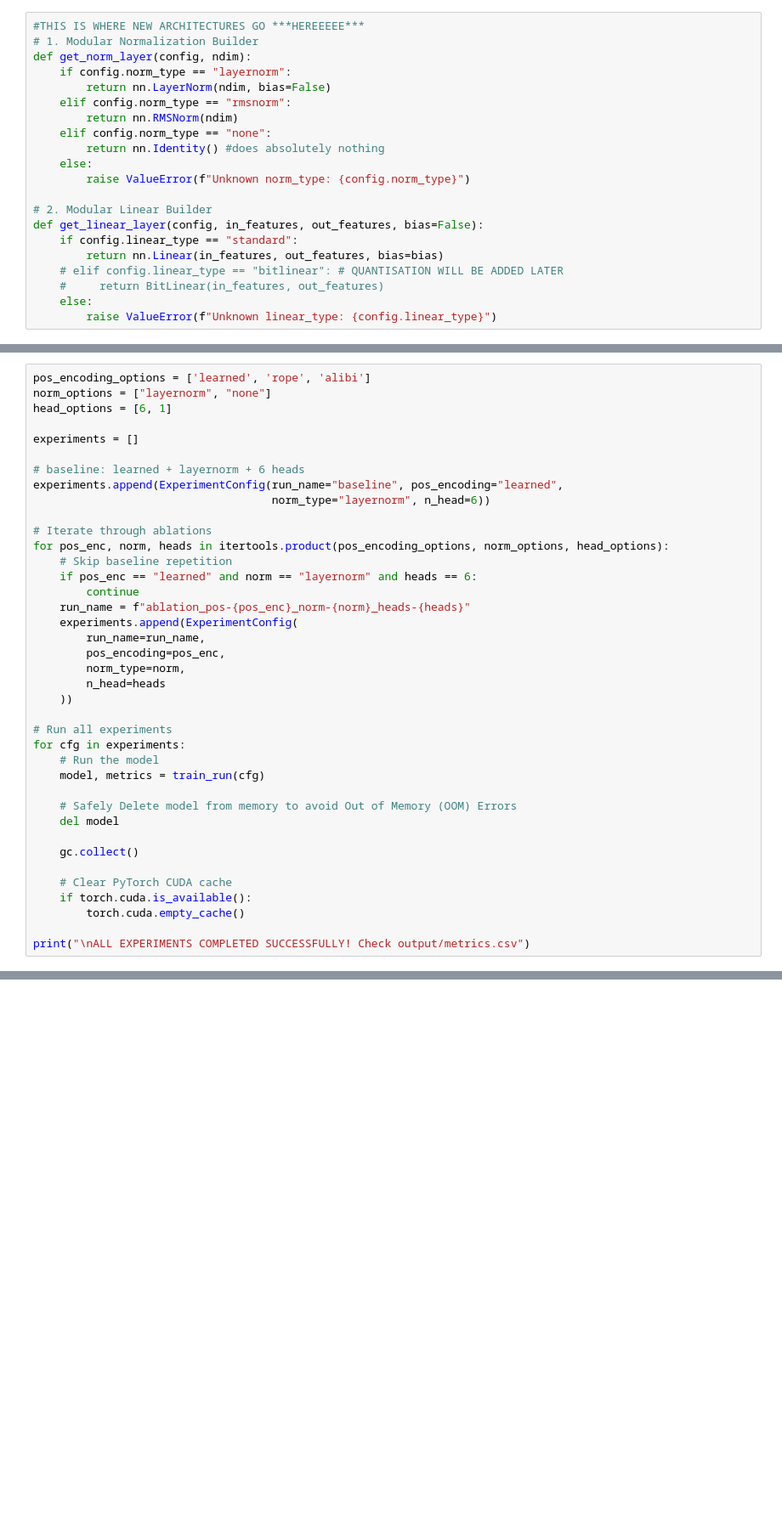
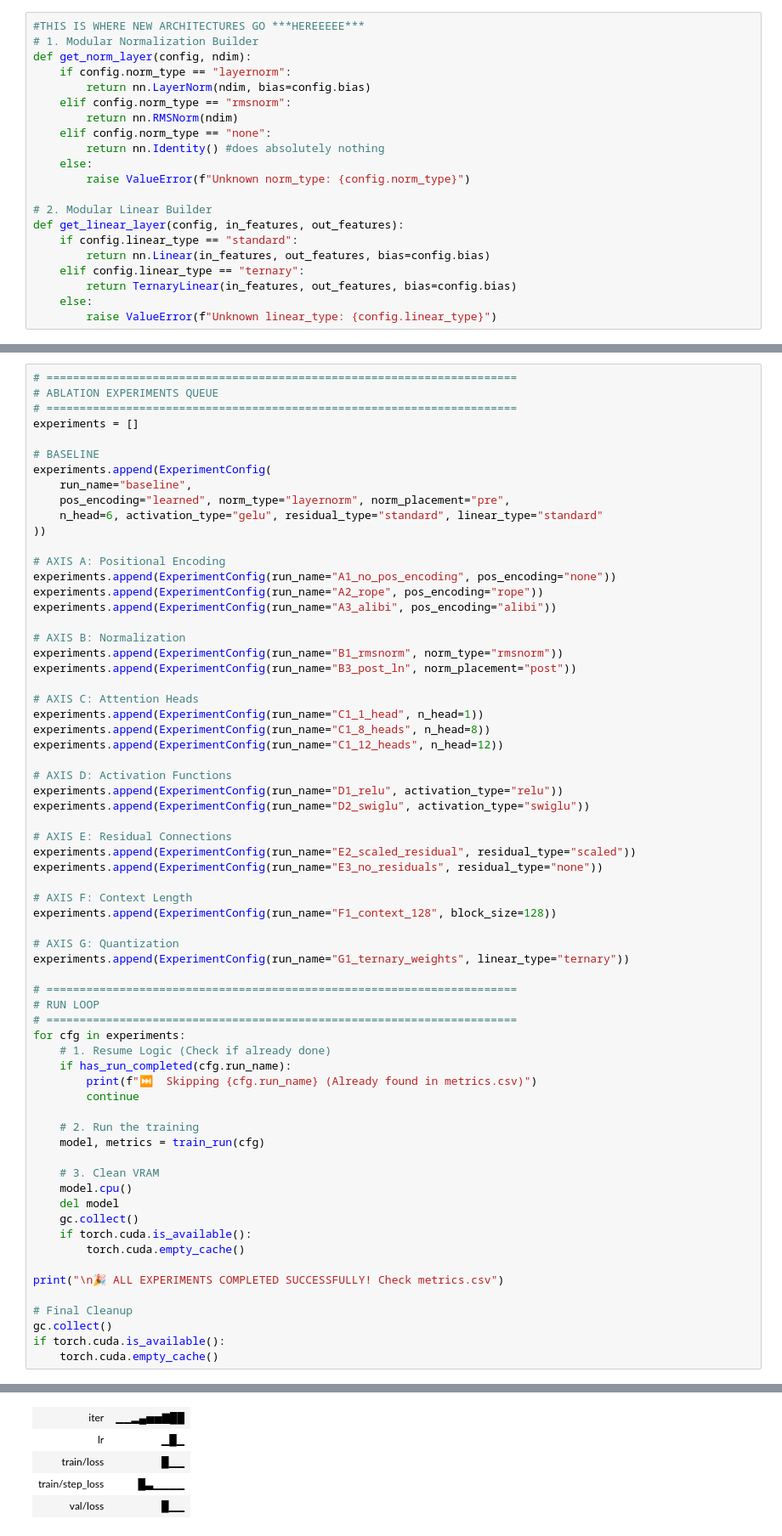
Before and after one commit to Lucas-longxutang/Comp3242_Group_Project_nanoGPT, a Jupyter notebook: 02_train.ipynb, the cells around one changed output, grey strips where cells are left out. Shown at 85% size. Drawn from its saved outputs; the diff is of its cells as text; blank space fills up the shorter version.

```diff
--- a/02_train.ipynb
+++ b/02_train.ipynb
@@ -63,7 +69,7 @@ Gradient Clipping: The original code prevents exploding math by clipping gradien
 # 1. Modular Normalization Builder
 def get_norm_layer(config, ndim):
     if config.norm_type == "layernorm":
-        return nn.LayerNorm(ndim, bias=False)
+        return nn.LayerNorm(ndim, bias=config.bias)
     elif config.norm_type == "rmsnorm":
         return nn.RMSNorm(ndim)
     elif config.norm_type == "none":
@@ -72,10 +78,10 @@ def get_norm_layer(config, ndim):
         raise ValueError(f"Unknown norm_type: {config.norm_type}")
 
 # 2. Modular Linear Builder
-def get_linear_layer(config, in_features, out_features, bias=False):
+def get_linear_layer(config, in_features, out_features):
     if config.linear_type == "standard":
-        return nn.Linear(in_features, out_features, bias=bias)
-    # elif config.linear_type == "bitlinear": # QUANTISATION WILL BE ADDED LATER
-    #     return BitLinear(in_features, out_features)
+        return nn.Linear(in_features, out_features, bias=config.bias)
+    elif config.linear_type == "ternary":
+        return TernaryLinear(in_features, out_features, bias=config.bias)
     else:
         raise ValueError(f"Unknown linear_type: {config.linear_type}")
@@ -441,42 +555,69 @@ def train_run(config: ExperimentConfig):
 
     return model, metrics
 # %%
-pos_encoding_options = ['learned', 'rope', 'alibi']
-norm_options = ["layernorm", "none"]
-head_options = [6, 1]
-
+# =======================================================================
+# ABLATION EXPERIMENTS QUEUE
+# =======================================================================
 experiments = []
 
-# baseline: learned + layernorm + 6 heads
-experiments.append(ExperimentConfig(run_name="baseline", pos_encoding="learned",
-                                    norm_type="layernorm", n_head=6))
+# BASELINE
+experiments.append(ExperimentConfig(
+    run_name="baseline",
+    pos_encoding="learned", norm_type="layernorm", norm_placement="pre",
+    n_head=6, activation_type="gelu", residual_type="standard", linear_type="standard"
+))
 
-# Iterate through ablations
-for pos_enc, norm, heads in itertools.product(pos_encoding_options, norm_options, head_options):
-    # Skip baseline repetition
-    if pos_enc == "learned" and norm == "layernorm" and heads == 6:
+# AXIS A: Positional Encoding
+experiments.append(ExperimentConfig(run_name="A1_no_pos_encoding", pos_encoding="none"))
+experiments.append(ExperimentConfig(run_name="A2_rope", pos_encoding="rope"))
+experiments.append(ExperimentConfig(run_name="A3_alibi", pos_encoding="alibi"))
+
+# AXIS B: Normalization
+experiments.append(ExperimentConfig(run_name="B1_rmsnorm", norm_type="rmsnorm"))
+experiments.append(ExperimentConfig(run_name="B3_post_ln", norm_placement="post"))
+
+# AXIS C: Attention Heads
+experiments.append(ExperimentConfig(run_name="C1_1_head", n_head=1))
+experiments.append(ExperimentConfig(run_name="C1_8_heads", n_head=8))
+experiments.append(ExperimentConfig(run_name="C1_12_heads", n_head=12))
+
+# AXIS D: Activation Functions
+experiments.append(ExperimentConfig(run_name="D1_relu", activation_type="relu"))
+experiments.append(ExperimentConfig(run_name="D2_swiglu", activation_type="swiglu"))
+
+# AXIS E: Residual Connections
+experiments.append(ExperimentConfig(run_name="E2_scaled_residual", residual_type="scaled"))
+experiments.append(ExperimentConfig(run_name="E3_no_residuals", residual_type="none"))
+
+# AXIS F: Context Length
+experiments.append(ExperimentConfig(run_name="F1_context_128", block_size=128))
+
+# AXIS G: Quantization
+experiments.append(ExperimentConfig(run_name="G1_ternary_weights", linear_type="ternary"))
+
+# =======================================================================
+# RUN LOOP
+# =======================================================================
+for cfg in experiments:
+    # 1. Resume Logic (Check if already done)
+    if has_run_completed(cfg.run_name):
+        print(f"⏭️  Skipping {cfg.run_name} (Already found in metrics.csv)")
         continue
-    run_name = f"ablation_pos-{pos_enc}_norm-{norm}_heads-{heads}"
-    experiments.append(ExperimentConfig(
-        run_name=run_name,
-        pos_encoding=pos_enc,
-        norm_type=norm,
-        n_head=heads
-    ))
 
-# Run all experiments
-for cfg in experiments:
-    # Run the model
+    # 2. Run the training
     model, metrics = train_run(cfg)
 
-    # Safely Delete model from memory to avoid Out of Memory (OOM) Errors
+    # 3. Clean VRAM
+    model.cpu()
     del model
-
     gc.collect()
-
-    # Clear PyTorch CUDA cache
     if torch.cuda.is_available():
         torch.cuda.empty_cache()
 
-print("\nALL EXPERIMENTS COMPLETED SUCCESSFULLY! Check output/metrics.csv")
+print("\n🎉 ALL EXPERIMENTS COMPLETED SUCCESSFULLY! Check metrics.csv")
+
+# Final Cleanup
+gc.collect()
+if torch.cuda.is_available():
+    torch.cuda.empty_cache()
 # %% [output]
@@ -499,0 +645,5 @@ ALL EXPERIMENTS COMPLETED SUCCESSFULLY! Check output/metrics.csv
+| iter | ▁▁▂▄▅▅▇██ |
+| lr | ▁█▁ |
+| train/loss | █▁▁ |
+| train/step_loss | █▃▁▁▁▁ |
+| val/loss | █▁▁ |
```
Also changed, not shown: parts of 6 cells of this notebook, 2 other files.
